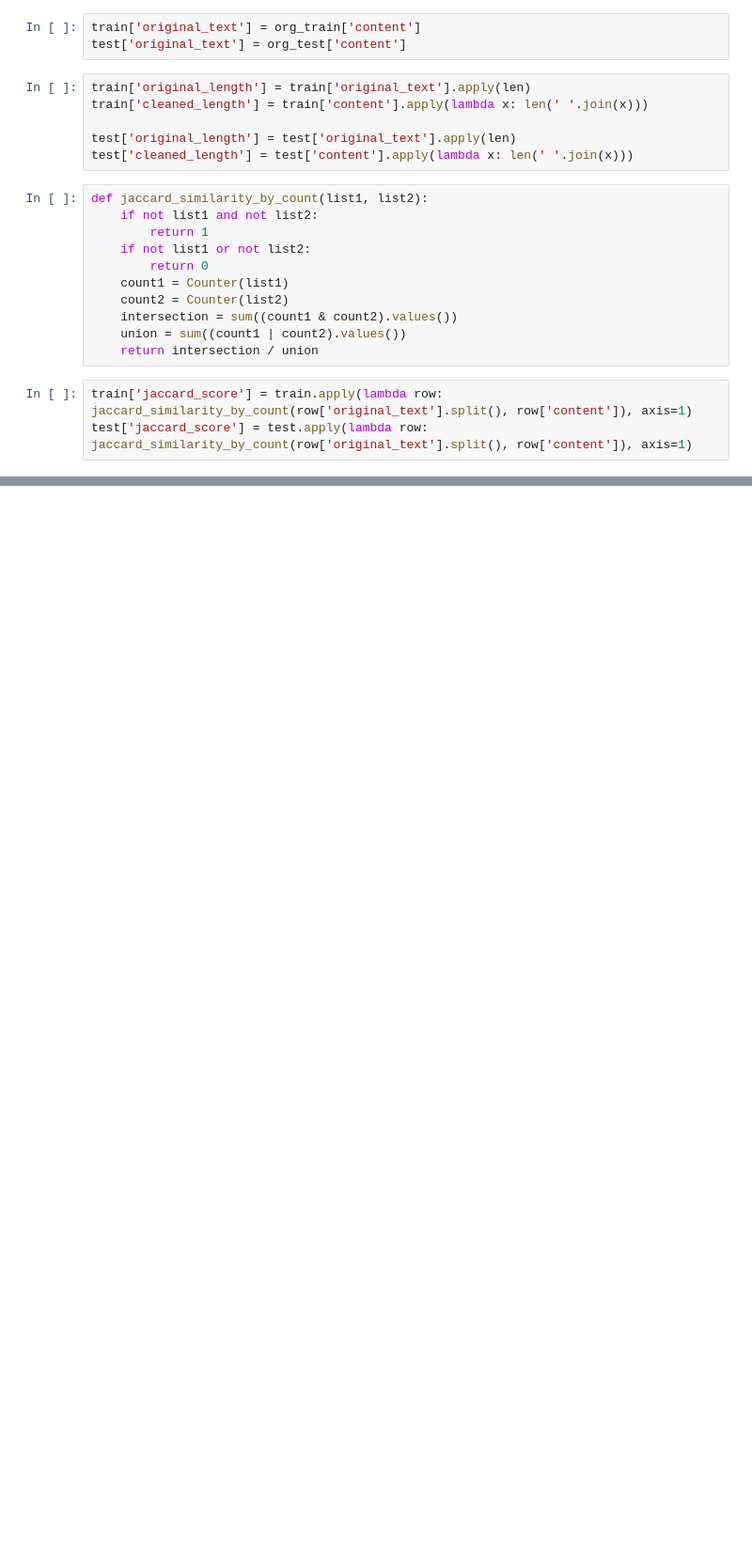
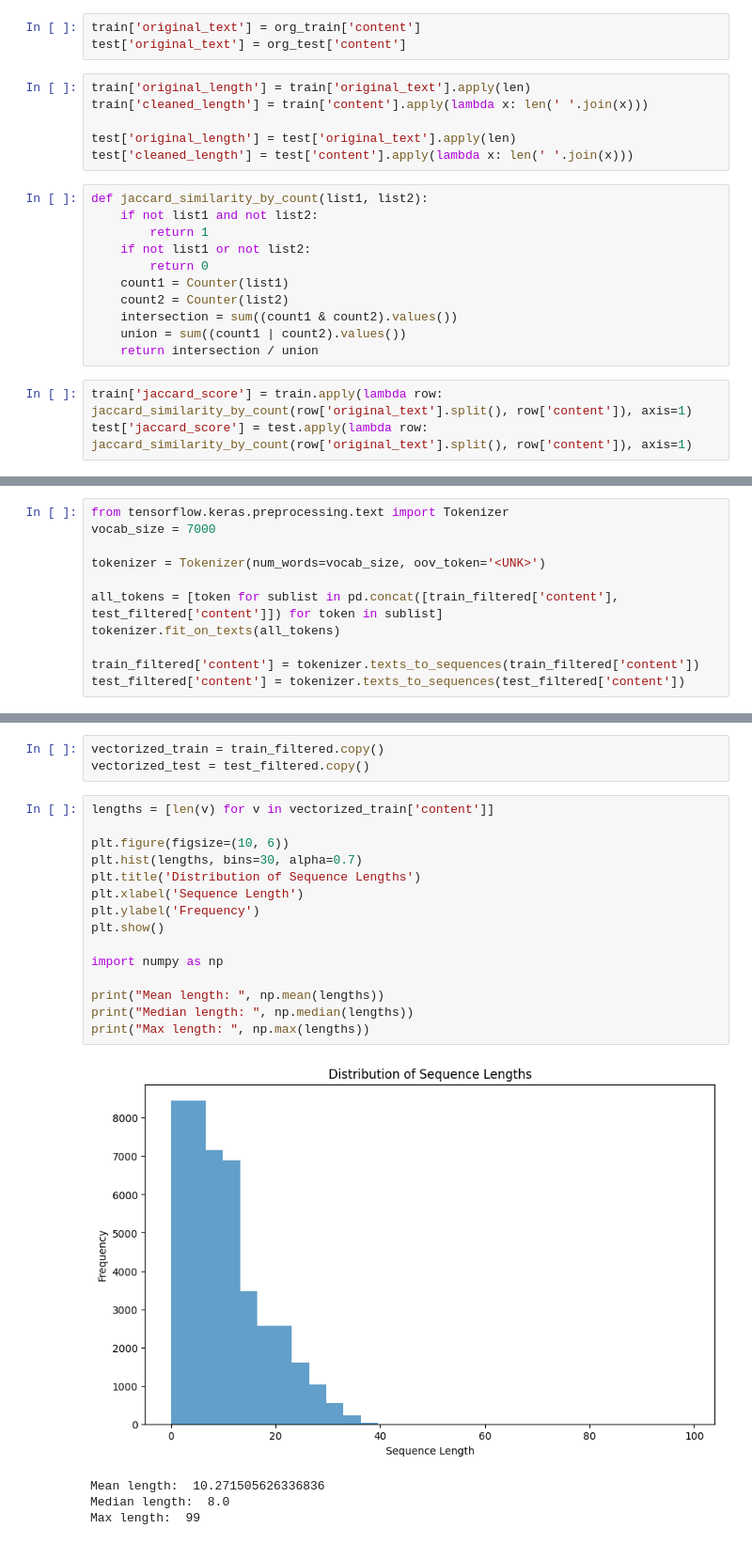
Before and after one commit to AaryanAnand10/Sentiment-Analysis-Using-Twitter-DataSet, a Jupyter notebook: Sentimental_Analysis.ipynb, the cells around one changed output, grey strips where cells are left out. Shown at 94% size. Saved outputs shown, nothing was run; the diff lists cells and outputs as text; blank space fills up the shorter version.

```diff
--- a/Sentimental_Analysis.ipynb
+++ b/Sentimental_Analysis.ipynb
@@ -216,0 +277,11 @@ train['jaccard_score'].describe()
+# %%
+from tensorflow.keras.preprocessing.text import Tokenizer
+vocab_size = 7000
+
+tokenizer = Tokenizer(num_words=vocab_size, oov_token='<UNK>')
+
+all_tokens = [token for sublist in pd.concat([train_filtered['content'], test_filtered['content']]) for token in sublist]
+tokenizer.fit_on_texts(all_tokens)
+
+train_filtered['content'] = tokenizer.texts_to_sequences(train_filtered['content'])
+test_filtered['content'] = tokenizer.texts_to_sequences(test_filtered['content'])
@@ -216,0 +299,23 @@ train['jaccard_score'].describe()
+# %%
+vectorized_train = train_filtered.copy()
+vectorized_test = test_filtered.copy()
+# %%
+lengths = [len(v) for v in vectorized_train['content']]
+
+plt.figure(figsize=(10, 6))
+plt.hist(lengths, bins=30, alpha=0.7)
+plt.title('Distribution of Sequence Lengths')
+plt.xlabel('Sequence Length')
+plt.ylabel('Frequency')
+plt.show()
+
+import numpy as np
+
+print("Mean length: ", np.mean(lengths))
+print("Median length: ", np.median(lengths))
+print("Max length: ", np.max(lengths))
+# %% [output]
+[figure, added]
+Mean length:  10.271505626336836
+Median length:  8.0
+Max length:  99
```
Also changed, not shown: parts of 20 cells of this notebook.
